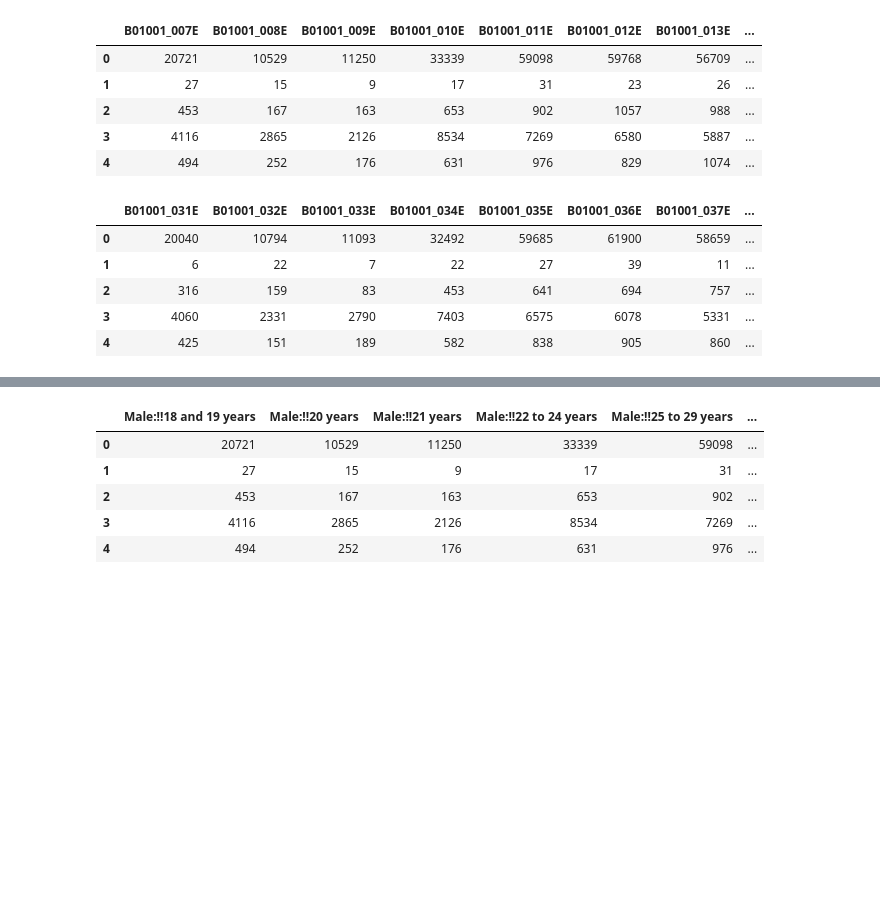
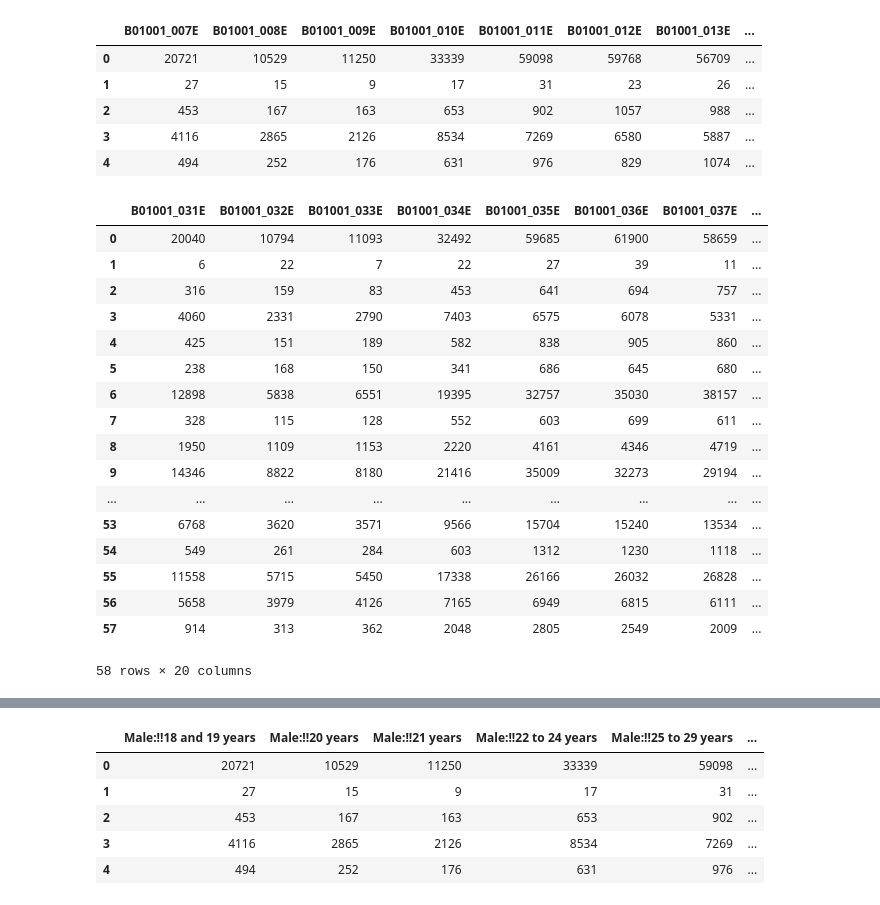
Before and after one commit to christophermfeld/Census-Project, a Jupyter notebook: Census Explorer.ipynb, the cells around one changed output, grey strips where cells are left out. Drawn from its saved outputs; the diff is of its cells as text; code cells hidden in the pictures; blank space fills up the shorter version.

```diff
--- a/Census Explorer.ipynb
+++ b/Census Explorer.ipynb
@@ -15,7 +15,7 @@ from pandas import DataFrame
 from census import Census # this needs to be installed via $ pip install census
 from us import states # this needs to be installed via $ pip install us
 # %%
-ck = Census("")
+ck = Census("642e9046916aeaedd65d2e855468e3d7b66328d0")
 
 county_table_load = pd.read_table("http://www2.census.gov/geo/docs/reference/codes/files/national_county.txt", header=None, names=['State_Abrv','State#','County#','County','Blank'],sep=",")
 
@@ -164,19 +183,31 @@ m_cali_age.head()
 # %%
 # sum the values for females
 
 f_cali_age = f_cali_byage.copy()
 
 # since the values are stored as objects, we are going to convert them to numberic
 f_cali_age = f_cali_age.convert_objects(convert_numeric=True)
 
 # perform the sum
 f_cali_age['Total Female Population'] =  f_cali_age['B01001_031E'] +  f_cali_age['B01001_032E'] + f_cali_age['B01001_033E'] + f_cali_age['B01001_034E'] + f_cali_age['B01001_035E'] + f_cali_age['B01001_036E'] + f_cali_age['B01001_037E'] + f_cali_age['B01001_038E'] + f_cali_age['B01001_039E'] + f_cali_age['B01001_040E'] + f_cali_age['B01001_041E'] + f_cali_age['B01001_042E'] + f_cali_age['B01001_043E'] + f_cali_age['B01001_044E'] + f_cali_age['B01001_045E'] + f_cali_age['B01001_046E']
 
-f_cali_age.head()
+f_cali_age
 # %% [output]
 |  | B01001_031E | B01001_032E | B01001_033E | B01001_034E | B01001_035E | B01001_036E | B01001_037E | ... |
 | 0 | 20040 | 10794 | 11093 | 32492 | 59685 | 61900 | 58659 | ... |
 | 1 | 6 | 22 | 7 | 22 | 27 | 39 | 11 | ... |
 | 2 | 316 | 159 | 83 | 453 | 641 | 694 | 757 | ... |
 | 3 | 4060 | 2331 | 2790 | 7403 | 6575 | 6078 | 5331 | ... |
 | 4 | 425 | 151 | 189 | 582 | 838 | 905 | 860 | ... |
+| 5 | 238 | 168 | 150 | 341 | 686 | 645 | 680 | ... |
+| 6 | 12898 | 5838 | 6551 | 19395 | 32757 | 35030 | 38157 | ... |
+| 7 | 328 | 115 | 128 | 552 | 603 | 699 | 611 | ... |
+| 8 | 1950 | 1109 | 1153 | 2220 | 4161 | 4346 | 4719 | ... |
+| 9 | 14346 | 8822 | 8180 | 21416 | 35009 | 32273 | 29194 | ... |
+| ... | ... | ... | ... | ... | ... | ... | ... | ... |
+| 53 | 6768 | 3620 | 3571 | 9566 | 15704 | 15240 | 13534 | ... |
+| 54 | 549 | 261 | 284 | 603 | 1312 | 1230 | 1118 | ... |
+| 55 | 11558 | 5715 | 5450 | 17338 | 26166 | 26032 | 26828 | ... |
+| 56 | 5658 | 3979 | 4126 | 7165 | 6949 | 6815 | 6111 | ... |
+| 57 | 914 | 313 | 362 | 2048 | 2805 | 2549 | 2009 | ... |
+58 rows × 20 columns
```
Also changed, not shown: parts of 7 cells of this notebook.
